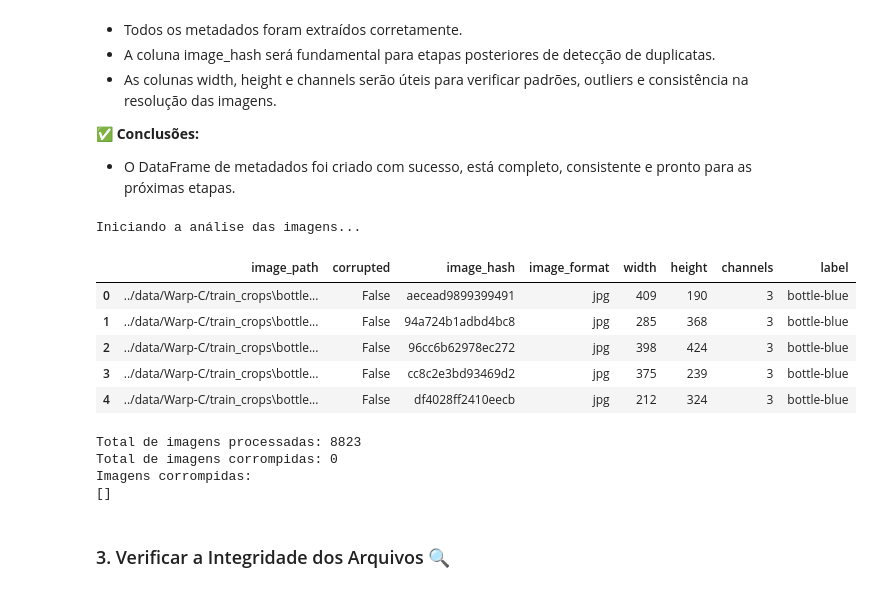
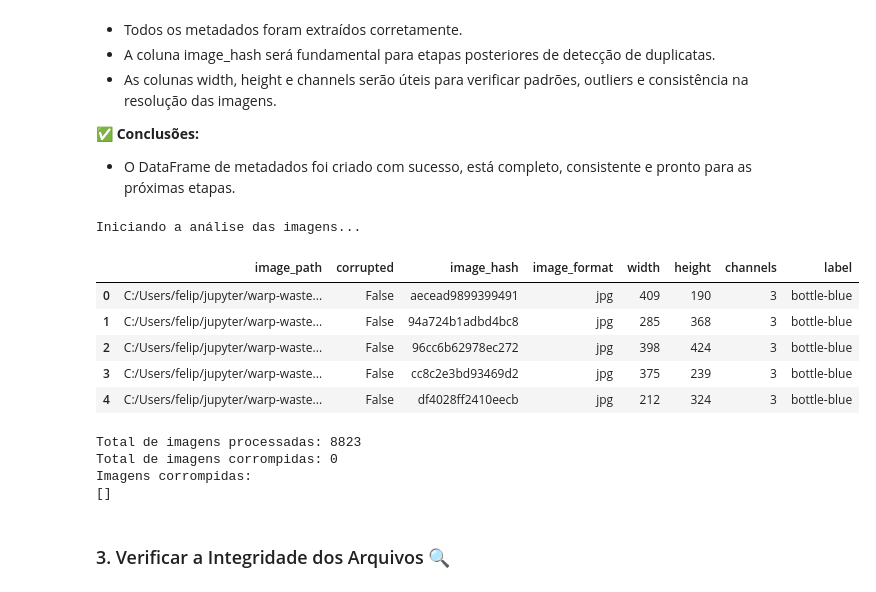
Before and after one commit to WaRP-Waste-Recycling-Plant/warp-waste-classification, a Jupyter notebook: notebooks/WaRP_Dataset_Analysis.ipynb, the cells around one changed output. Drawn from its saved outputs; the diff is of its cells as text; code cells hidden in the pictures.

```diff
--- a/notebooks/WaRP_Dataset_Analysis.ipynb
+++ b/notebooks/WaRP_Dataset_Analysis.ipynb
@@ -144,7 +144,7 @@ import imagehash
 import matplotlib.pyplot as plt
 from IPython.display import display
 
-root_dir = '../data/Warp-C/train_crops' # se estiver trabalhando com pasta local no vscode
+root_dir = 'C:/Users/felip/jupyter/warp-waste-classification/data/Warp-C/train_crops' # se estiver trabalhando com pasta local no vscode
 # root_dir = '/content/drive/MyDrive/data/Warp-C/train_crops' # se estiver trabalhando com pasta do google drive no google colab
 
 if not os.path.exists(root_dir):
@@ -189,38 +189,38 @@ try:
                             corrupted.append(img_path)
                             img_corrupted = True
                             img_hash, width, height, channels = None, None, None, None
                             print(f"Erro ao processar {img_path}: {e}")
 
                         dataframe_list.append([
                             img_path, img_corrupted, img_hash, image_format,
                             width, height, channels, sub_folder
                         ])
 
 except Exception as e:
     print(f"Ocorreu um erro na varredura das imagens: {e}")
     raise
 
 # Criando o DataFrame
 df = pd.DataFrame(dataframe_list, columns=[
     'image_path', 'corrupted', 'image_hash', 'image_format',
     'width', 'height', 'channels', 'label'
 ])
 
 # df.head()
 display(df.head())
 
 #  Prints
 print(f"\nTotal de imagens processadas: {len(df)}")
 print(f"Total de imagens corrompidas: {count_corrupted}")
 print(f"Imagens corrompidas:\n{corrupted}")
 # %% [output]
 Iniciando a análise das imagens...
 |  | image_path | corrupted | image_hash | image_format | width | height | channels | label |
-| 0 | ../data/Warp-C/train_crops\bottle... | False | aecead9899399491 | jpg | 409 | 190 | 3 | bottle-blue |
-| 1 | ../data/Warp-C/train_crops\bottle... | False | 94a724b1adbd4bc8 | jpg | 285 | 368 | 3 | bottle-blue |
-| 2 | ../data/Warp-C/train_crops\bottle... | False | 96cc6b62978ec272 | jpg | 398 | 424 | 3 | bottle-blue |
-| 3 | ../data/Warp-C/train_crops\bottle... | False | cc8c2e3bd93469d2 | jpg | 375 | 239 | 3 | bottle-blue |
-| 4 | ../data/Warp-C/train_crops\bottle... | False | df4028ff2410eecb | jpg | 212 | 324 | 3 | bottle-blue |
+| 0 | C:/Users/felip/jupyter/warp-waste... | False | aecead9899399491 | jpg | 409 | 190 | 3 | bottle-blue |
+| 1 | C:/Users/felip/jupyter/warp-waste... | False | 94a724b1adbd4bc8 | jpg | 285 | 368 | 3 | bottle-blue |
+| 2 | C:/Users/felip/jupyter/warp-waste... | False | 96cc6b62978ec272 | jpg | 398 | 424 | 3 | bottle-blue |
+| 3 | C:/Users/felip/jupyter/warp-waste... | False | cc8c2e3bd93469d2 | jpg | 375 | 239 | 3 | bottle-blue |
+| 4 | C:/Users/felip/jupyter/warp-waste... | False | df4028ff2410eecb | jpg | 212 | 324 | 3 | bottle-blue |
 Total de imagens processadas: 8823
 Total de imagens corrompidas: 0
 Imagens corrompidas:
```
Also changed, not shown: parts of 16 cells of this notebook.
